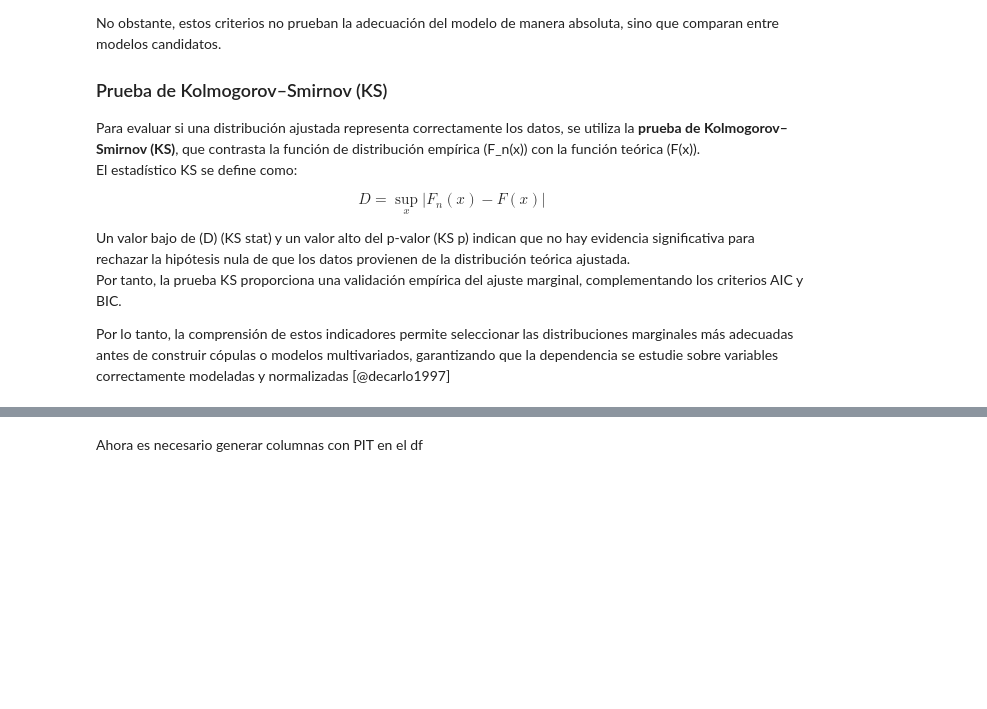
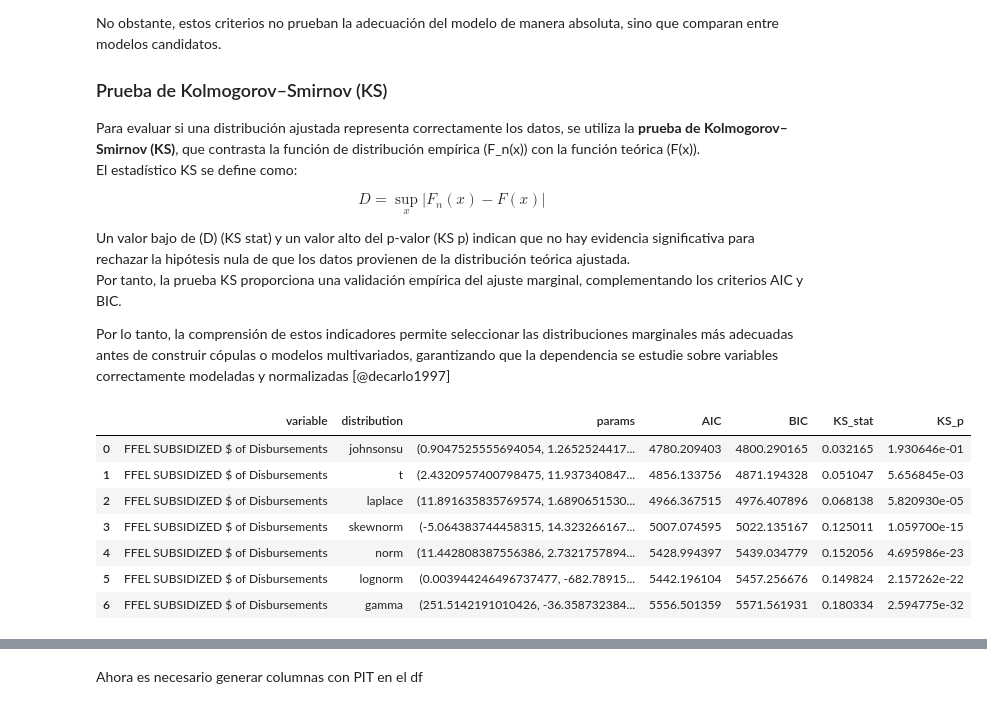
Before and after one commit to CA0307-II-2025/grupo-3, a Jupyter notebook: cod/pit.ipynb, the cells around one changed output, grey strips where cells are left out. Saved outputs shown, nothing was run; the diff lists cells and outputs as text; code cells hidden in the pictures; blank space fills up the shorter version.

```diff
--- a/cod/pit.ipynb
+++ b/cod/pit.ipynb
@@ -263,0 +290,11 @@ def resumen_fit_distributions(df_log, col_name):
+# %%
+resumen_fit_distributions2(df_log, "FFEL SUBSIDIZED $ of Disbursements", "public")
+# %% [output]
+|  | variable | distribution | params | AIC | BIC | KS_stat | KS_p |
+| 0 | FFEL SUBSIDIZED $ of Disbursements | johnsonsu | (0.9047525555694054, 1.2652524417... | 4780.209403 | 4800.290165 | 0.032165 | 1.930646e-01 |
+| 1 | FFEL SUBSIDIZED $ of Disbursements | t | (2.4320957400798475, 11.937340847... | 4856.133756 | 4871.194328 | 0.051047 | 5.656845e-03 |
+| 2 | FFEL SUBSIDIZED $ of Disbursements | laplace | (11.891635835769574, 1.6890651530... | 4966.367515 | 4976.407896 | 0.068138 | 5.820930e-05 |
+| 3 | FFEL SUBSIDIZED $ of Disbursements | skewnorm | (-5.064383744458315, 14.323266167... | 5007.074595 | 5022.135167 | 0.125011 | 1.059700e-15 |
+| 4 | FFEL SUBSIDIZED $ of Disbursements | norm | (11.442808387556386, 2.7321757894... | 5428.994397 | 5439.034779 | 0.152056 | 4.695986e-23 |
+| 5 | FFEL SUBSIDIZED $ of Disbursements | lognorm | (0.003944246496737477, -682.78915... | 5442.196104 | 5457.256676 | 0.149824 | 2.157262e-22 |
+| 6 | FFEL SUBSIDIZED $ of Disbursements | gamma | (251.5142191010426, -36.358732384... | 5556.501359 | 5571.561931 | 0.180334 | 2.594775e-32 |
```
Also changed, not shown: parts of 7 cells of this notebook.
